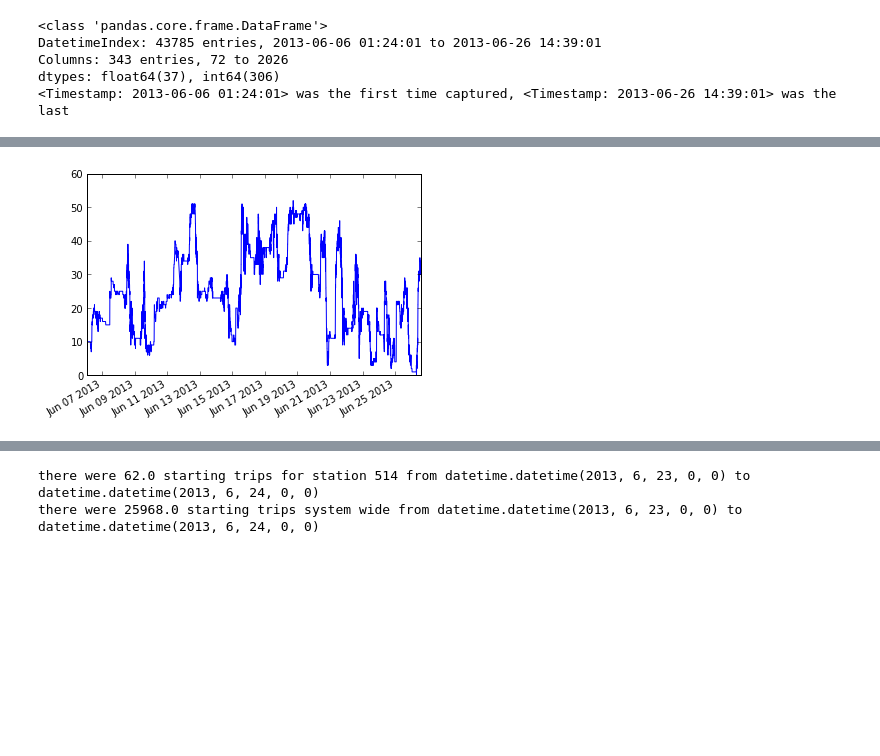
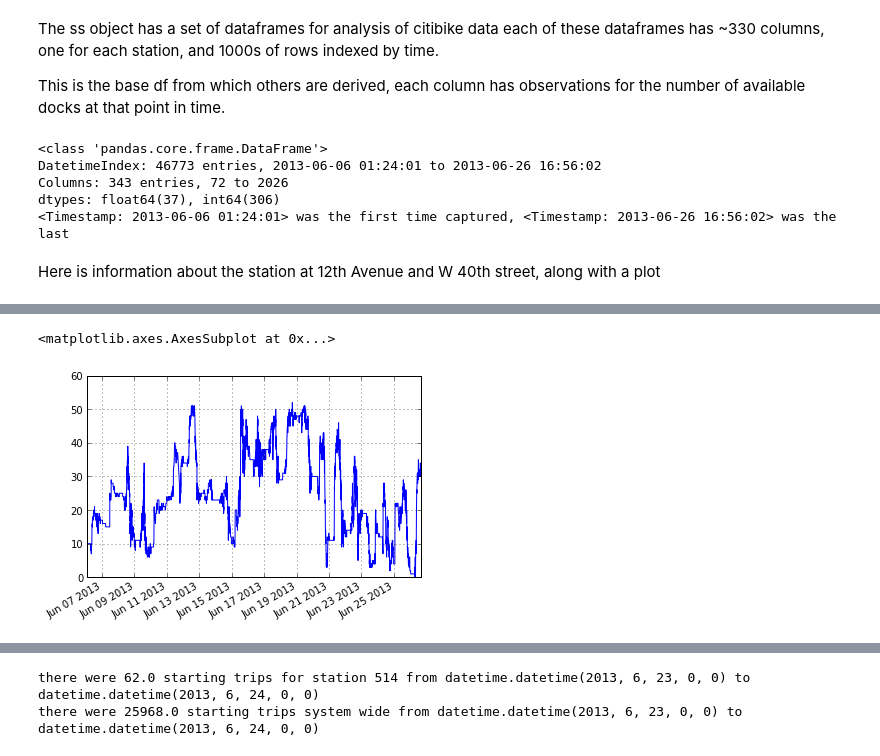
Before and after one commit to paddymul/citibike_data, a Jupyter notebook: citibike_data_intro.ipynb, the cells around one changed output, grey strips where cells are left out. Drawn from its saved outputs; the diff is of its cells as text; code cells hidden in the pictures; blank space fills up the shorter version.

```diff
--- a/citibike_data_intro.ipynb
+++ b/citibike_data_intro.ipynb
@@ -49,14 +60,0 @@ compact station info {u'city': u'', u'postalCode': u'', u'totalDocks': 35, u'ava
-# %%
-# the ss object has a set of dataframes for analysis of citibike data
-# each of these dataframes has ~330 columns, one for each station, and 1000s of rows indexed by time
-
-# this is the base df from which others are derived, each column has
-# observations for the number of available docks at that point in time
-print ss.df
-print "%r was the first time captured, %r was the last " % (ss.df.index[0], ss.df.index[-1])
-# %% [output]
-<class 'pandas.core.frame.DataFrame'>
-DatetimeIndex: 43785 entries, 2013-06-06 01:24:01 to 2013-06-26 14:39:01
-Columns: 343 entries, 72 to 2026
-dtypes: float64(37), int64(306)
-<Timestamp: 2013-06-06 01:24:01> was the first time captured, <Timestamp: 2013-06-26 14:39:01> was the last
@@ -70,7 +61,21 @@ def plot_col(col):
+# %% [markdown]
+The ss object has a set of dataframes for analysis of citibike data each of these dataframes has ~330 columns, one for each station, and 1000s of rows indexed by time.
+
+This is the base df from which others are derived, each column has observations for the number of available docks at that point in time.
+# %%
+print ss.df
+print "%r was the first time captured, %r was the last " % (ss.df.index[0], ss.df.index[-1])
+# %% [output]
+<class 'pandas.core.frame.DataFrame'>
+DatetimeIndex: 46773 entries, 2013-06-06 01:24:01 to 2013-06-26 16:56:02
+Columns: 343 entries, 72 to 2026
+dtypes: float64(37), int64(306)
+<Timestamp: 2013-06-06 01:24:01> was the first time captured, <Timestamp: 2013-06-26 16:56:02> was the last
+# %% [markdown]
+Here is information about the station at 12th Avenue and W 40th street, along with a plot
 # %%
-#lets look up information about the station on W 43st an 10th ave
 print ss.df.get(514)
-plot_col(ss.df.get(514))
+ss.df.get(514).plot()
 # %% [output]
 2013-06-06 01:24:01    10
 2013-06-06 01:26:01    10
@@ -92,4 +97,5 @@ Name: 514, Length: 43785, dtype: int64
+<matplotlib.axes.AxesSubplot at 0x...>
-[figure, old version]
+[figure, new version]
 # %%
 # we can also inspect our dataframe by time
 t1, t2 = [dtdt(2013,6,24), dtdt(2013,6,25)]
```
Also changed, not shown: parts of 19 cells of this notebook, 5 other files.
